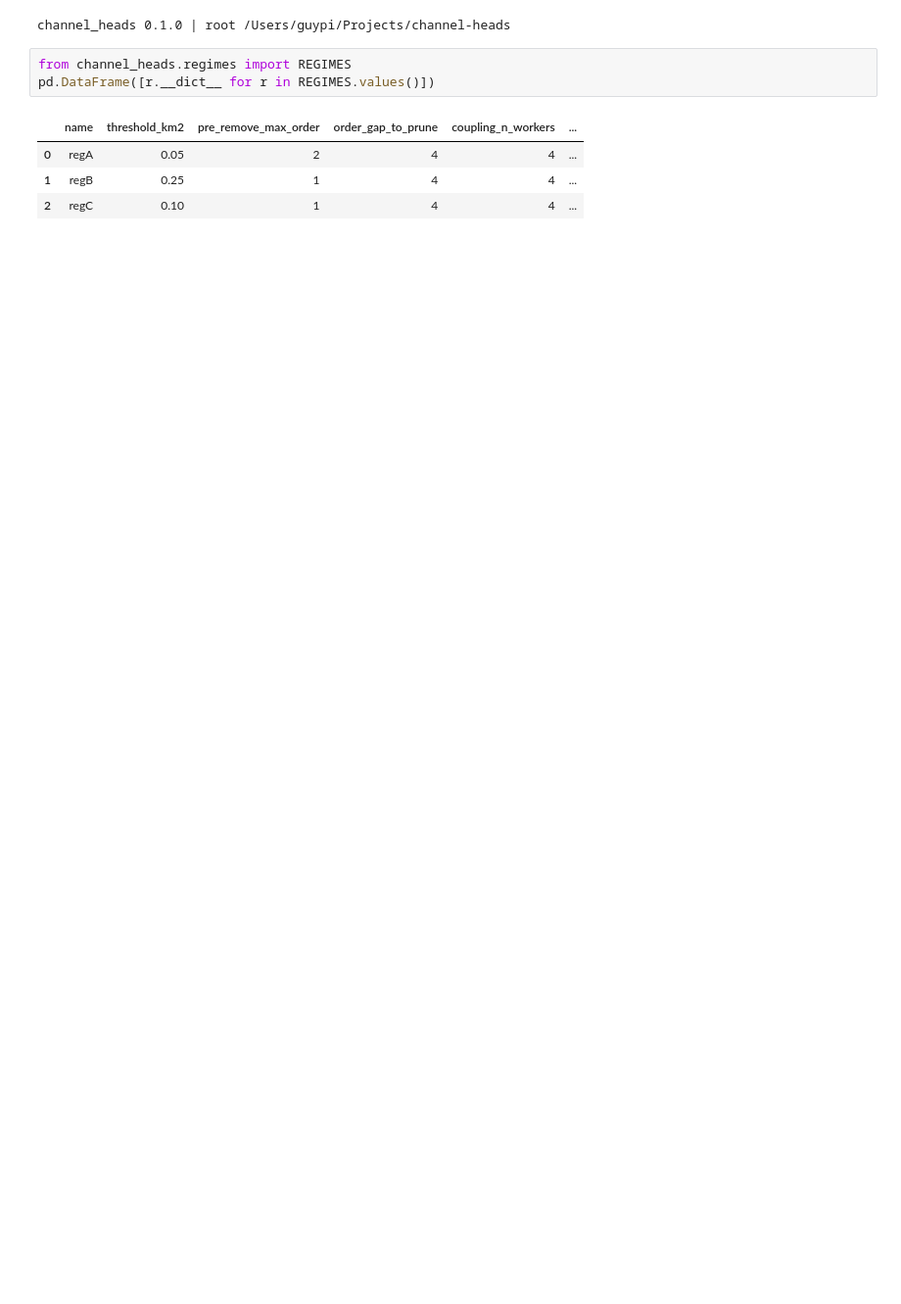
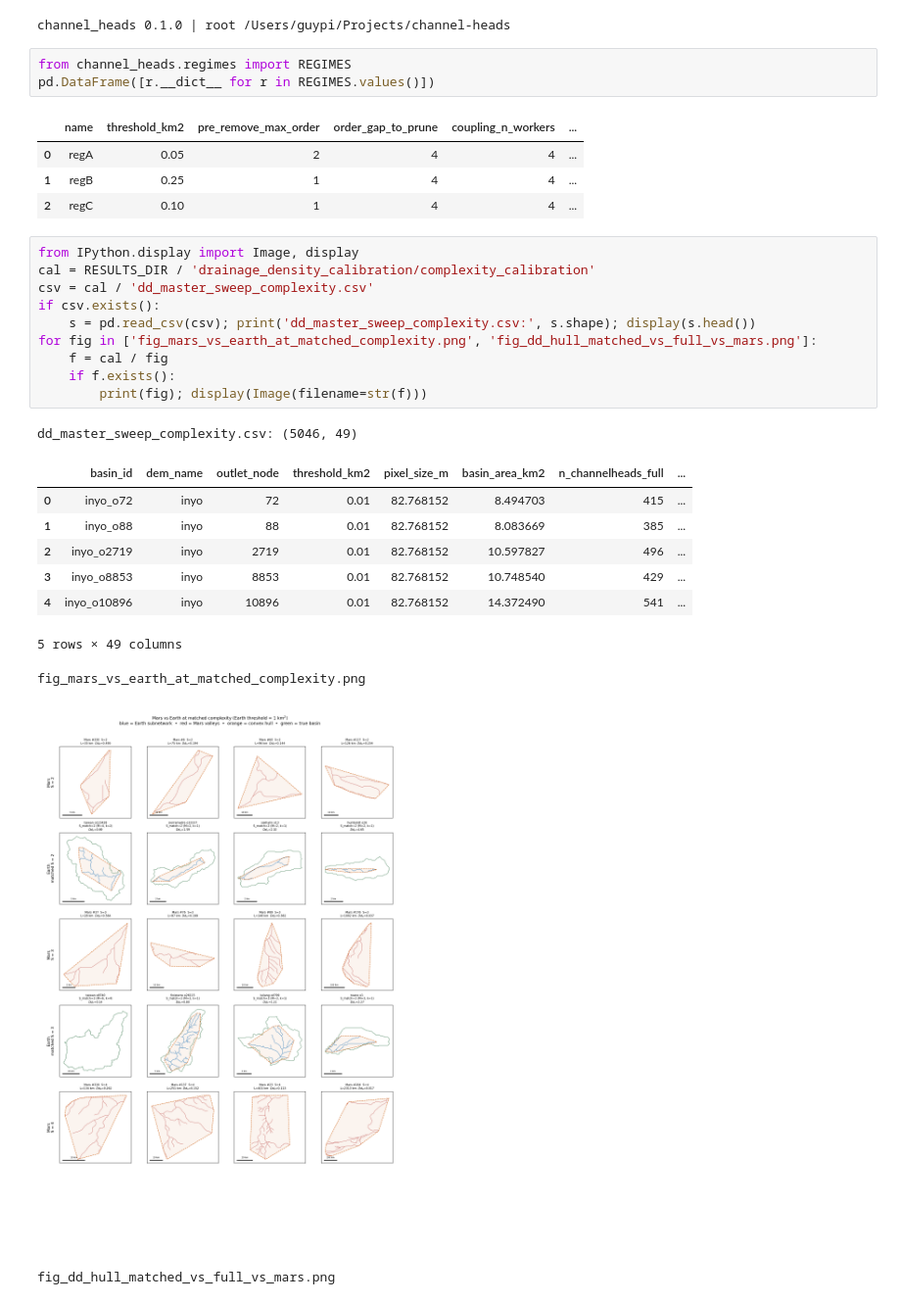
Before and after one commit to GP-Geo/CH_Project, a Jupyter notebook: notebooks/pipeline/04_earth_mars_regime_calibration.ipynb, the cells around one changed output. Shown at 98% size. Drawn from its saved outputs; the diff is of its cells as text; blank space fills up the shorter version.

```diff
--- a/notebooks/pipeline/04_earth_mars_regime_calibration.ipynb
+++ b/notebooks/pipeline/04_earth_mars_regime_calibration.ipynb
@@ -25,3 +46,25 @@ pd.DataFrame([r.__dict__ for r in REGIMES.values()])
 | 0 | regA | 0.05 | 2 | 4 | 4 | ... |
 | 1 | regB | 0.25 | 1 | 4 | 4 | ... |
 | 2 | regC | 0.10 | 1 | 4 | 4 | ... |
+# %%
+from IPython.display import Image, display
+cal = RESULTS_DIR / 'drainage_density_calibration/complexity_calibration'
+csv = cal / 'dd_master_sweep_complexity.csv'
+if csv.exists():
+    s = pd.read_csv(csv); print('dd_master_sweep_complexity.csv:', s.shape); display(s.head())
+for fig in ['fig_mars_vs_earth_at_matched_complexity.png', 'fig_dd_hull_matched_vs_full_vs_mars.png']:
+    f = cal / fig
+    if f.exists():
+        print(fig); display(Image(filename=str(f)))
+# %% [output]
+dd_master_sweep_complexity.csv: (5046, 49)
+|  | basin_id | dem_name | outlet_node | threshold_km2 | pixel_size_m | basin_area_km2 | n_channelheads_full | ... |
+| 0 | inyo_o72 | inyo | 72 | 0.01 | 82.768152 | 8.494703 | 415 | ... |
+| 1 | inyo_o88 | inyo | 88 | 0.01 | 82.768152 | 8.083669 | 385 | ... |
+| 2 | inyo_o2719 | inyo | 2719 | 0.01 | 82.768152 | 10.597827 | 496 | ... |
+| 3 | inyo_o8853 | inyo | 8853 | 0.01 | 82.768152 | 10.748540 | 429 | ... |
+| 4 | inyo_o10896 | inyo | 10896 | 0.01 | 82.768152 | 14.372490 | 541 | ... |
+5 rows × 49 columns
+fig_mars_vs_earth_at_matched_complexity.png
+[figure, added]
+fig_dd_hull_matched_vs_full_vs_mars.png
```
Also changed, not shown: parts of 5 cells of this notebook, 16 other files.
